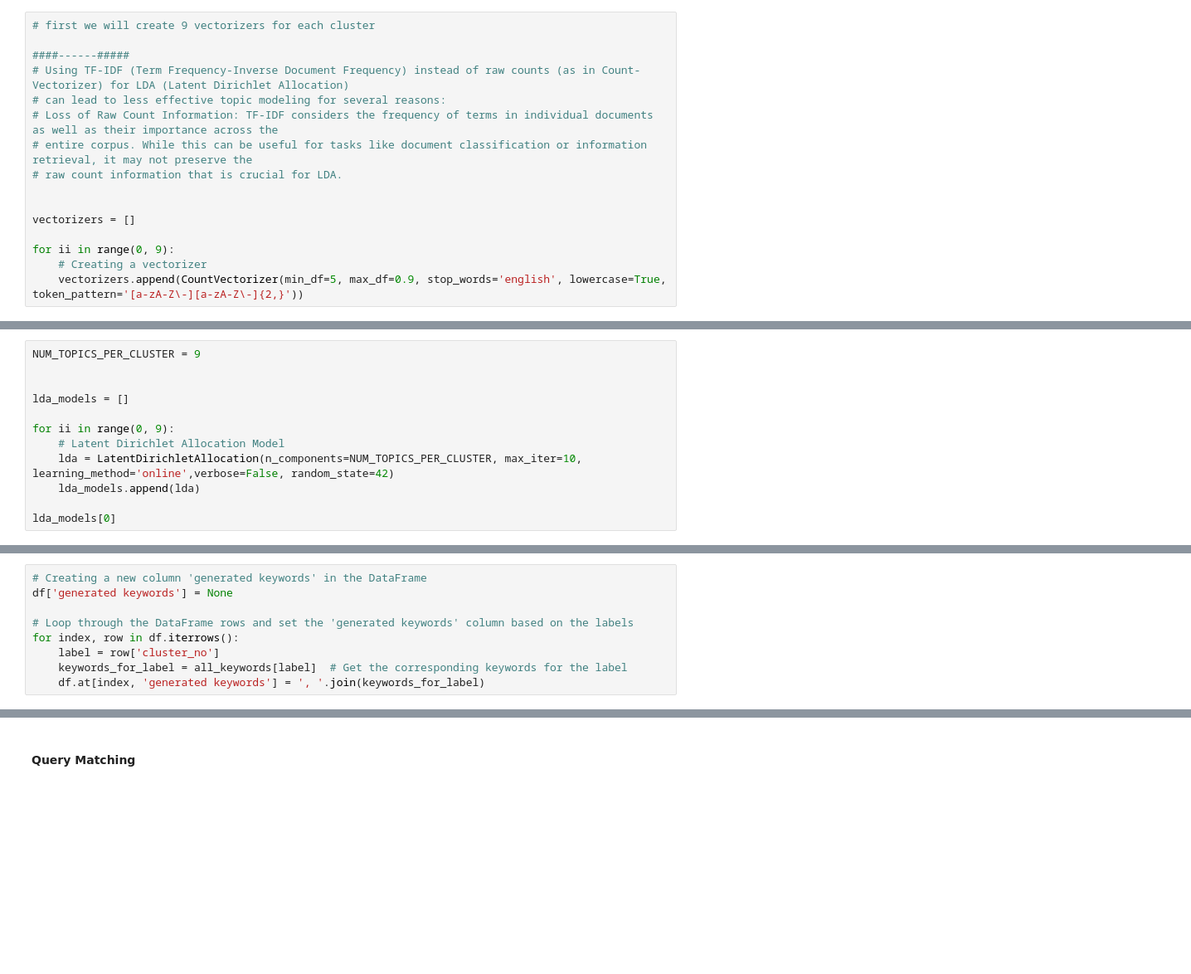
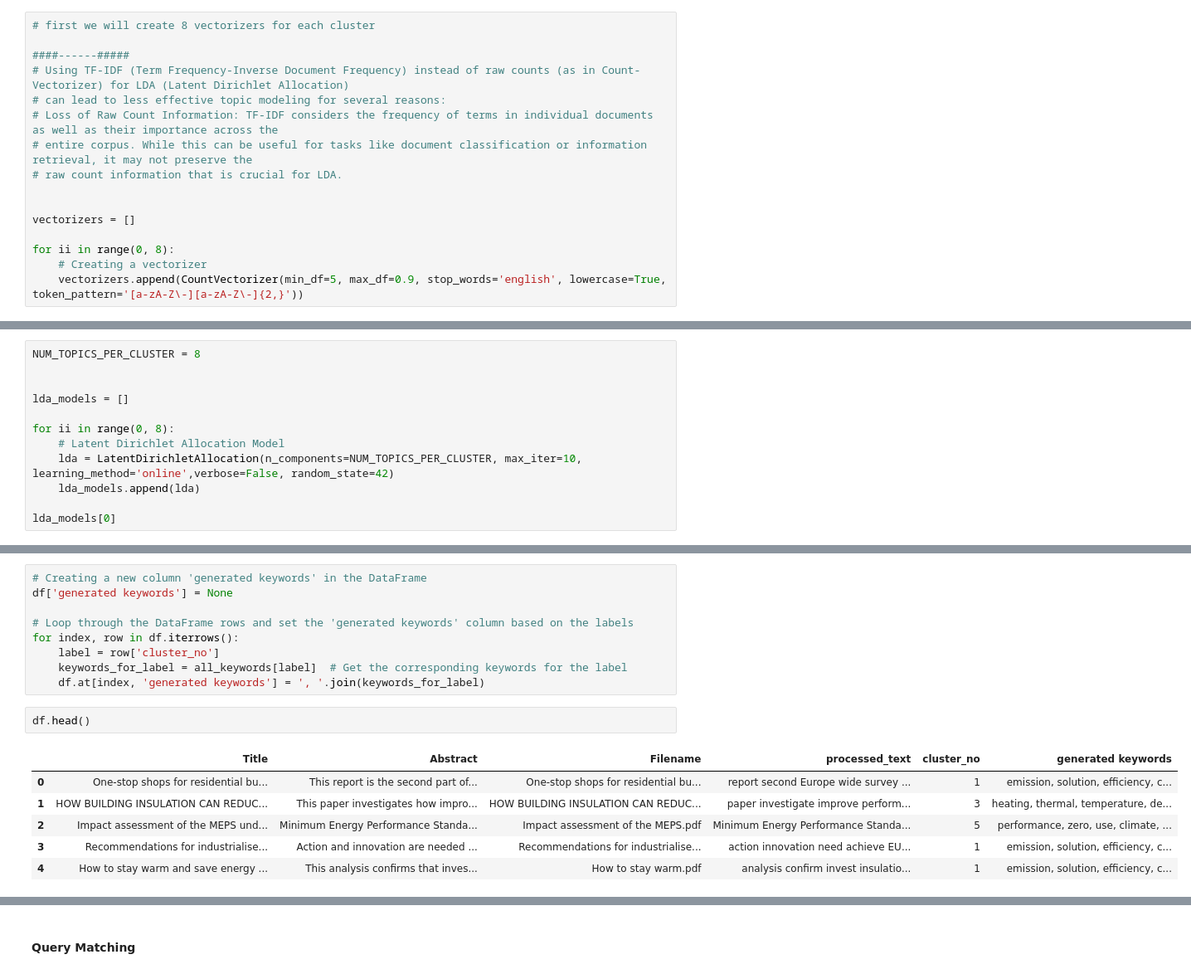
Before and after one commit to bivas16/RAG, a Jupyter notebook: clustering_app.ipynb, the cells around one changed output, grey strips where cells are left out. Shown: that part at 83% size. Saved outputs shown, nothing was run; the diff lists cells and outputs as text; blank space fills up the shorter version.

```diff
--- a/clustering_app.ipynb
+++ b/clustering_app.ipynb
@@ -259,7 +245,7 @@ plt.show()
 # %% [markdown]
 ### Topic Modeling for each cluster
 # %%
-# first we will create 9 vectorizers for each cluster
+# first we will create 8 vectorizers for each cluster
 
 ####------#####
 # Using TF-IDF (Term Frequency-Inverse Document Frequency) instead of raw counts (as in Count-Vectorizer) for LDA (Latent Dirichlet Allocation)
@@ -271,7 +257,7 @@ plt.show()
 
 vectorizers = []
 
-for ii in range(0, 9):
+for ii in range(0, 8):
     # Creating a vectorizer
     vectorizers.append(CountVectorizer(min_df=5, max_df=0.9, stop_words='english', lowercase=True, token_pattern='[a-zA-Z\-][a-zA-Z\-]{2,}'))
 # %%
@@ -295,10 +281,10 @@ len(vectorized_data)
 # %%
-NUM_TOPICS_PER_CLUSTER = 9
+NUM_TOPICS_PER_CLUSTER = 8
 
 
 lda_models = []
 
-for ii in range(0, 9):
+for ii in range(0, 8):
     # Latent Dirichlet Allocation Model
     lda = LatentDirichletAllocation(n_components=NUM_TOPICS_PER_CLUSTER, max_iter=10, learning_method='online',verbose=False, random_state=42)
     lda_models.append(lda)
@@ -375,4 +359,13 @@ for index, row in df.iterrows():
     label = row['cluster_no']
     keywords_for_label = all_keywords[label]  # Get the corresponding keywords for the label
     df.at[index, 'generated keywords'] = ', '.join(keywords_for_label)
+# %%
+df.head()
+# %% [output]
+|  | Title | Abstract | Filename | processed_text | cluster_no | generated keywords |
+| 0 | One-stop shops for residential bu... | This report is the second part of... | One-stop shops for residential bu... | report second Europe wide survey ... | 1 | emission, solution, efficiency, c... |
+| 1 | HOW BUILDING INSULATION CAN REDUC... | This paper investigates how impro... | HOW BUILDING INSULATION CAN REDUC... | paper investigate improve perform... | 3 | heating, thermal, temperature, de... |
+| 2 | Impact assessment of the MEPS und... | Minimum Energy Performance Standa... | Impact assessment of the MEPS.pdf | Minimum Energy Performance Standa... | 5 | performance, zero, use, climate, ... |
+| 3 | Recommendations for industrialise... | Action and innovation are needed ... | Recommendations for industrialise... | action innovation need achieve EU... | 1 | emission, solution, efficiency, c... |
+| 4 | How to stay warm and save energy ... | This analysis confirms that inves... | How to stay warm.pdf | analysis confirm invest insulatio... | 1 | emission, solution, efficiency, c... |
 # %%
```
Also changed, not shown: parts of 56 cells of this notebook.
